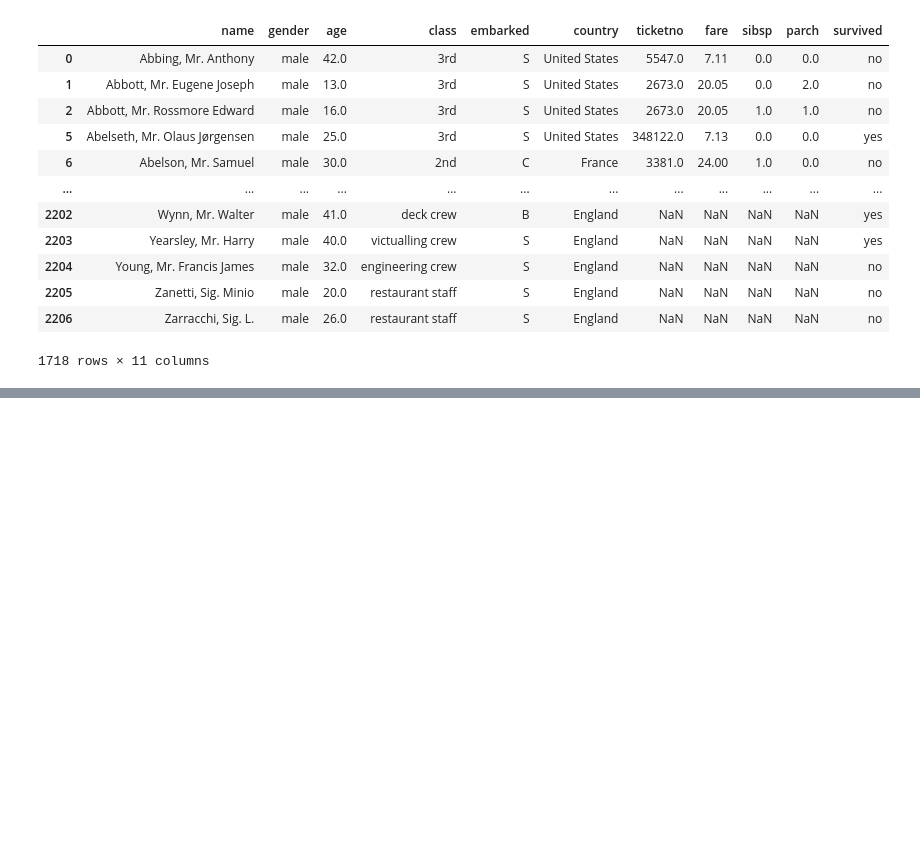
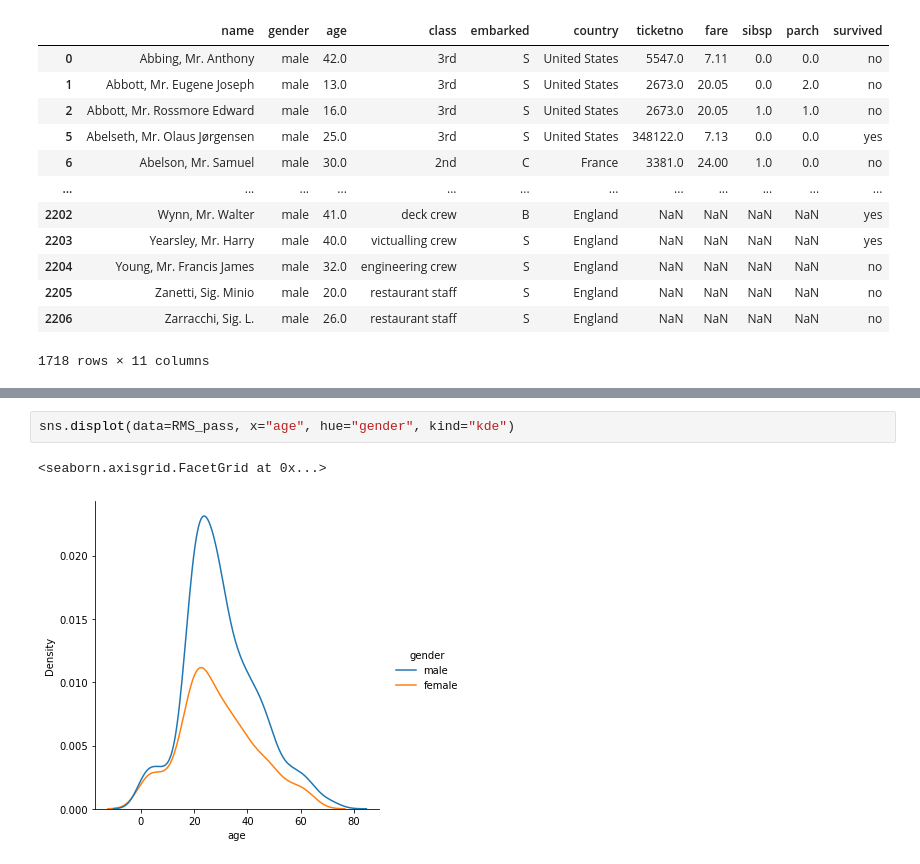
Before and after one commit to AH-Holland/Titanic_Ex, a Jupyter notebook: Titanic.ipynb, the cells around one changed output, grey strips where cells are left out. Saved outputs shown, nothing was run; the diff lists cells and outputs as text; blank space fills up the shorter version.

```diff
--- a/Titanic.ipynb
+++ b/Titanic.ipynb
@@ -89,0 +182,5 @@ Name: gender, Length: 2207, dtype: bool
+# %%
+sns.displot(data=RMS_pass, x="age", hue="gender", kind="kde")
+# %% [output]
+<seaborn.axisgrid.FacetGrid at 0x...>
+[figure, added]
```
Also changed, not shown: parts of 12 cells of this notebook.
